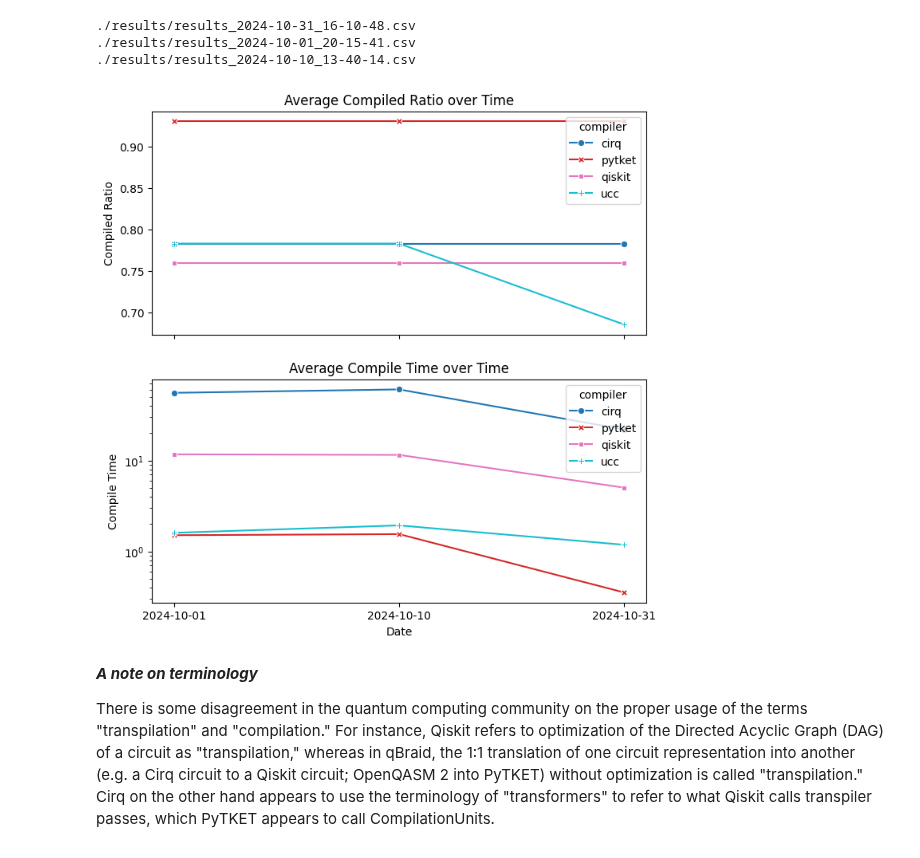
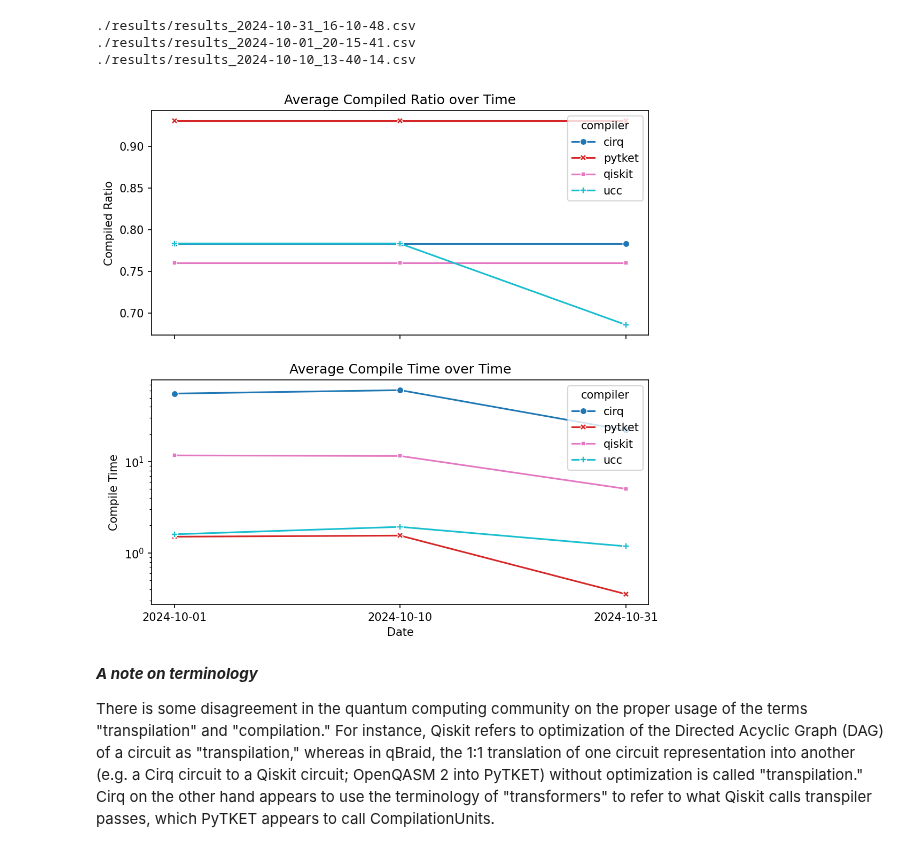
Before and after one commit to xs-es/ucc, a Jupyter notebook: benchmarks/load_ucc_benchmarks.ipynb, the cells around one changed output. Drawn from its saved outputs; the diff is of its cells as text; code cells hidden in the pictures.

```diff
--- a/benchmarks/load_ucc_benchmarks.ipynb
+++ b/benchmarks/load_ucc_benchmarks.ipynb
@@ -54,6 +53,9 @@ avg_compile_time = df_dates.groupby(["compiler", "date"])["compile_time"].mean()
 # %%
 import seaborn as sns
 import matplotlib.pyplot as plt
+
+# Set global DPI
+plt.rcParams['figure.dpi'] = 150  # Adjust DPI as needed
 
 fig, ax = plt.subplots(2, 1, figsize=(8, 8), sharex=True)
 
@@ -68,34 +70,34 @@ sns.lineplot(
     y="compiled_ratio",
     hue="compiler",
     style="compiler",
     markers=True,
     dashes=False,
     palette=color_map,
     ax=ax[0]
 )
 ax[0].set_title("Average Compiled Ratio over Time")
 ax[0].set_ylabel("Compiled Ratio")
 
 # Plot avg_compile_time
 sns.lineplot(
     data=avg_compile_time,
     x="date",
     y="compile_time",
     hue="compiler",
     style="compiler",
     markers=True,
     dashes=False,
     palette=color_map,
     ax=ax[1]
 )
 ax[1].set_title("Average Compile Time over Time")
 ax[1].set_ylabel("Compile Time")
 ax[1].set_xlabel("Date")
 ax[1].set_yscale("log")
 #plt.tight_layout()
 plt.show()
 # %% [output]
-[figure, old version]
+[figure, new version]
 # %% [markdown]
 ***A note on terminology***
 
```
Also changed, not shown: parts of 1 cell of this notebook.
